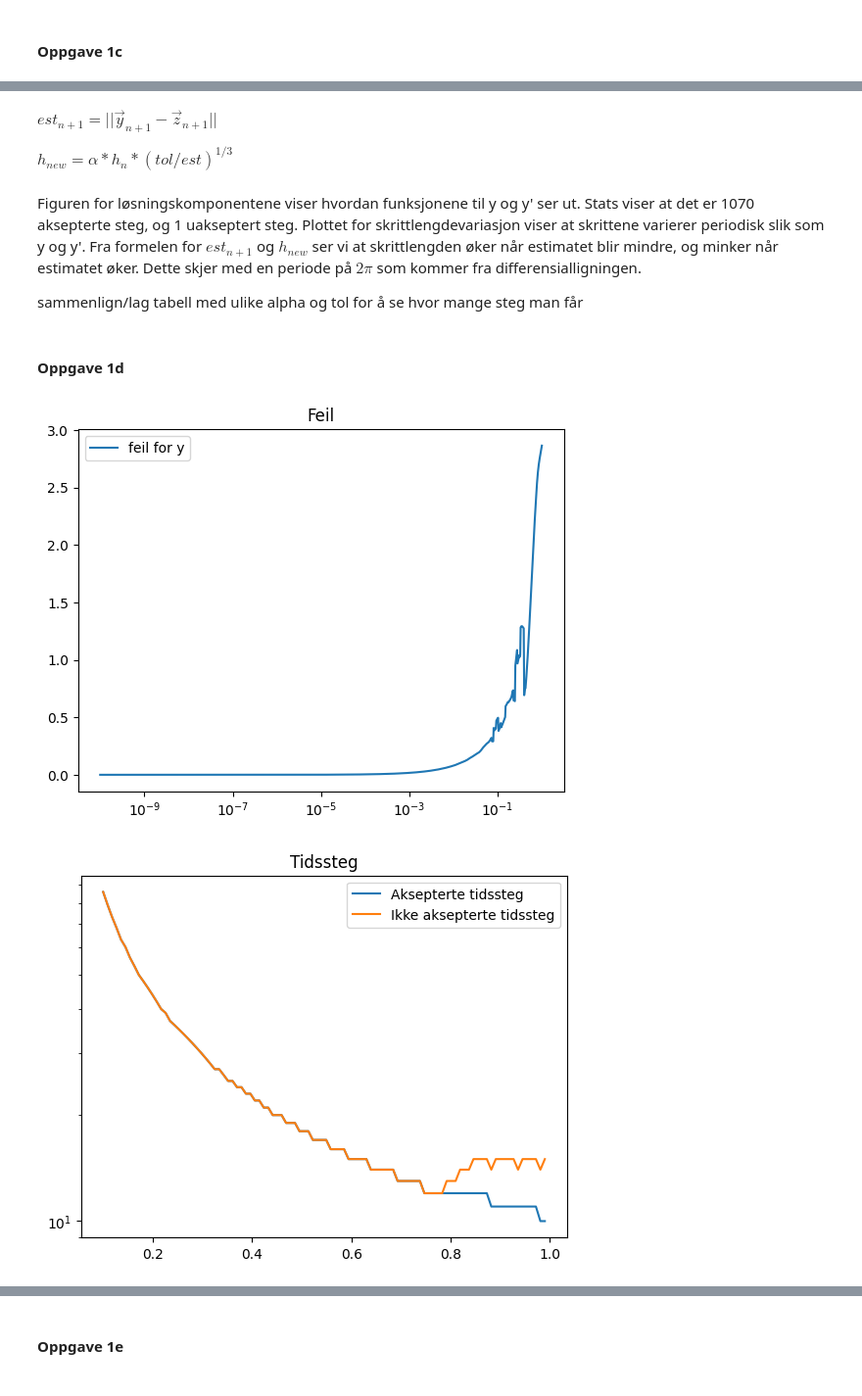
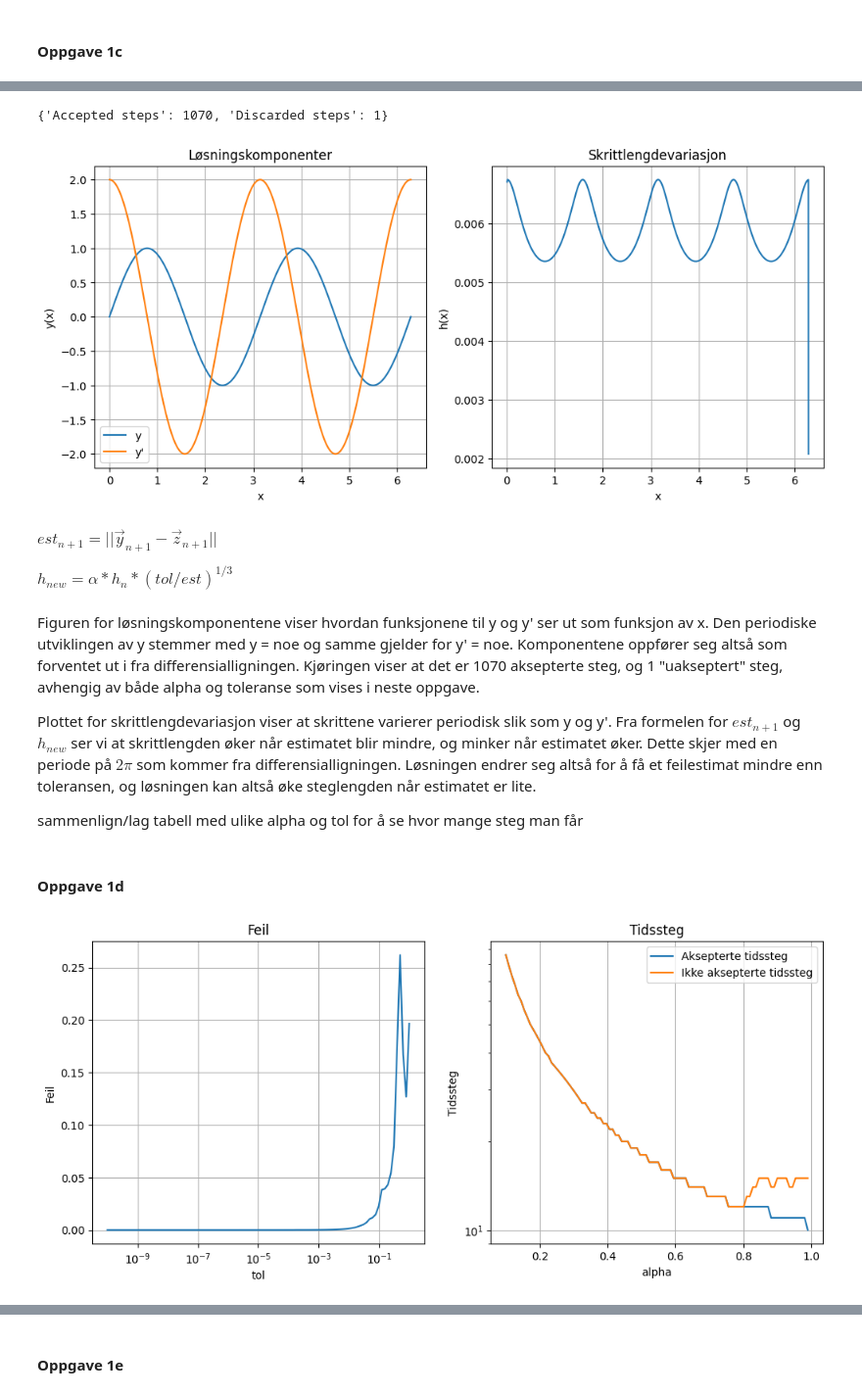
Before and after one commit to selmaberg05/TMA4320-Prosjekt3-gruppe-Andrihol-Emilyan-Selmahbe, a Jupyter notebook: Prosjekt3.ipynb, the cells around one changed output, grey strips where cells are left out. Shown at 98% size. Drawn from its saved outputs; the diff is of its cells as text; code cells hidden in the pictures.

```diff
--- a/Prosjekt3.ipynb
+++ b/Prosjekt3.ipynb
@@ -77,52 +55,88 @@ plt.show()
+# %%
+x0 = 0.0
+y0 = np.array([0.0, 2.0])
+xend = 2 * np.pi
+alpha = 0.8
+tol = 1e-7
+h0 = 0.1
+X, Y, stats = rk(x0, xend, y0, f, h0, tol,alpha)
+
+print(stats)
+
+plt.figure(figsize=(12, 5))
+
+plt.subplot(1, 2, 1)
+plt.plot(X, Y[:, 0], label = "y")
+plt.plot(X, Y[:, 1], label = "y'")
+plt.title("Løsningskomponenter")
+plt.xlabel("x")
+plt.ylabel("y(x)")
+plt.legend()
+plt.grid()
+
+plt.subplot(1, 2, 2)
+plt.plot(X[1:], np.diff(X))
+plt.title("Skrittlengdevariasjon")
+plt.xlabel("x")
+plt.ylabel("h(x)")
+plt.grid()
+plt.show()
+# %% [output]
+{'Accepted steps': 1070, 'Discarded steps': 1}
+[figure, added]
 # %% [markdown]
 
 $est_{n+1} = ||\vec{y}_{n+1} - \vec{z}_{n+1}||$
 
 $h_{new} = \alpha * h_n * (tol / est)^{1/3}$
 # %% [markdown]
-Figuren for løsningskomponentene viser hvordan funksjonene til y og y' ser ut. Stats viser at det er 1070 aksepterte steg, og 1 uakseptert steg.
-Plottet for skrittlengdevariasjon viser at skrittene varierer periodisk slik som y og y'. Fra formelen for $est_{n+1}$ og $h_{new}$ ser vi at skrittlengden øker når estimatet blir mindre, og minker når estimatet øker. Dette skjer med en periode på $2\pi$ som kommer fra differensialligningen.
+Figuren for løsningskomponentene viser hvordan funksjonene til y og y' ser ut som funksjon av x. Den periodiske utviklingen av y stemmer med y = noe og samme gjelder for y' = noe. Komponentene oppfører seg altså som forventet ut i fra differensialligningen. Kjøringen viser at det er 1070 aksepterte steg, og 1 "uakseptert" steg, avhengig av både alpha og toleranse som vises i neste oppgave.
+
+Plottet for skrittlengdevariasjon viser at skrittene varierer periodisk slik som y og y'. Fra formelen for $est_{n+1}$ og $h_{new}$ ser vi at skrittlengden øker når estimatet blir mindre, og minker når estimatet øker. Dette skjer med en periode på $2\pi$ som kommer fra differensialligningen. Løsningen endrer seg altså for å få et feilestimat mindre enn toleransen, og løsningen kan altså øke steglengden når estimatet er lite.
 
 sammenlign/lag tabell med ulike alpha og tol for å se hvor mange steg man får
 # %% [markdown]
 #### Oppgave 1d
 # %%
 alphas = np.linspace(0.1, 0.99, 100)
-tols = np.logspace(-10, 0, 1000)
-
-a = []
-b = []
+tols = np.logspace(-10, 0, 100)
+error = []
 accepted = []
 total = []
 
 alpha_fixed = 0.8
 
 
 for tol in tols:
     X, Y, stats_new = rk(x0, xend, y0, f, h0, tol, alpha_fixed)
-    a.append(np.max(np.abs(Y[:, 0] - np.sin(2*X))))
-    b.append(np.max(np.abs(Y[:, 1] - 2*np.cos(2*X))))
+    error.append(np.max(np.abs(Y[:, 0] - np.sin(2*X))))
 
 tol_fixed = 0.1
 for alpha in alphas:
     X, Y, stats_new = rk(x0, xend, y0, f, h0, tol_fixed, alpha)
     accepted.append(stats_new["Accepted steps"])
     total.append(stats_new["Discarded steps"]+stats_new["Accepted steps"])
 
-plt.plot(tols, a, label="feil for y")
-#plt.plot(tols, b, label="feil for y'")
-plt.legend()
+plt.figure(figsize=(12, 5))
+
+plt.subplot(1, 2, 1)
+plt.plot(tols, error)
 plt.title("Feil")
+plt.xlabel("tol")
+plt.ylabel("Feil")
 plt.xscale("log")
-plt.show()
+plt.grid()
 
+plt.subplot(1, 2, 2)
 plt.plot(alphas, accepted, label="Aksepterte tidssteg")
 plt.plot(alphas, total, label="Ikke aksepterte tidssteg")
 plt.legend()
 plt.title("Tidssteg")
+plt.xlabel("alpha")
+plt.ylabel("Tidssteg")
 plt.yscale("log")
+plt.grid()
 plt.show()
 # %% [output]
-[figure, old version]
+[figure, new version]
-[figure, removed]
 # %% [markdown]
```
Also changed, not shown: parts of 28 cells of this notebook.
